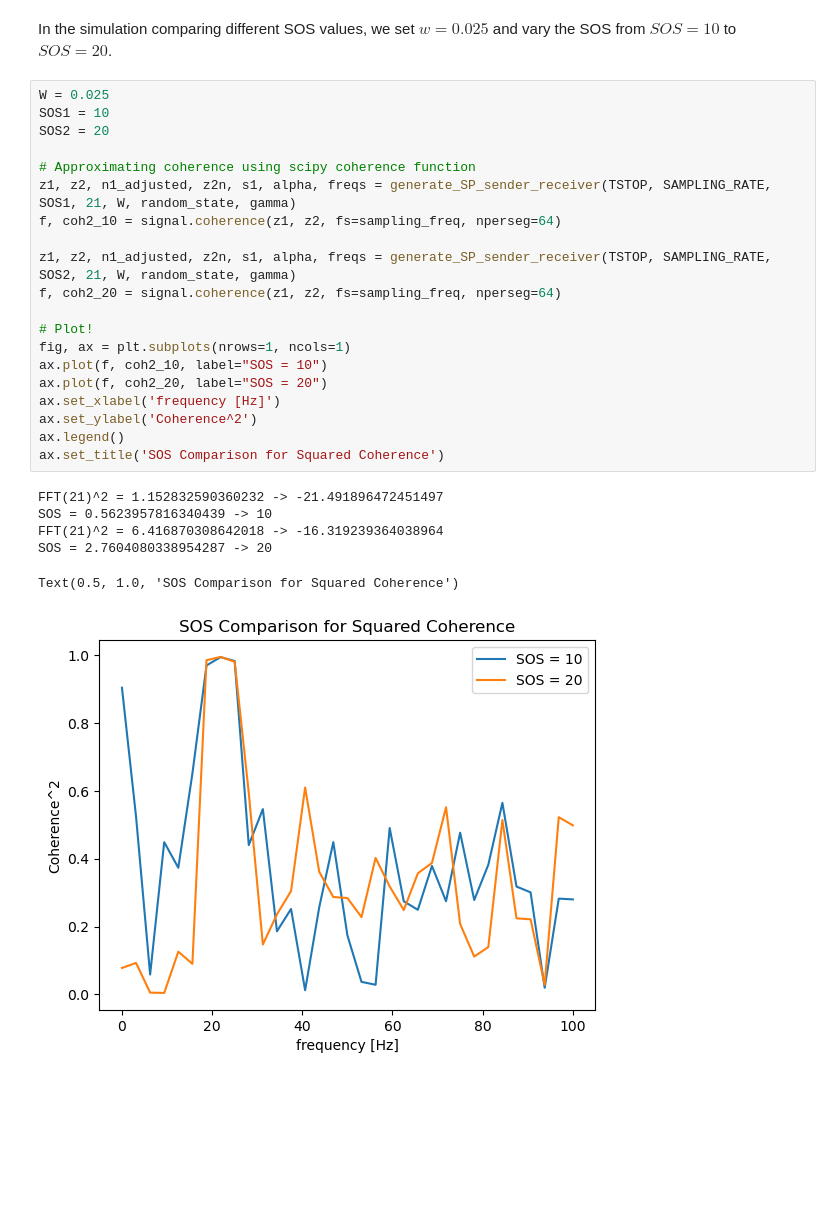
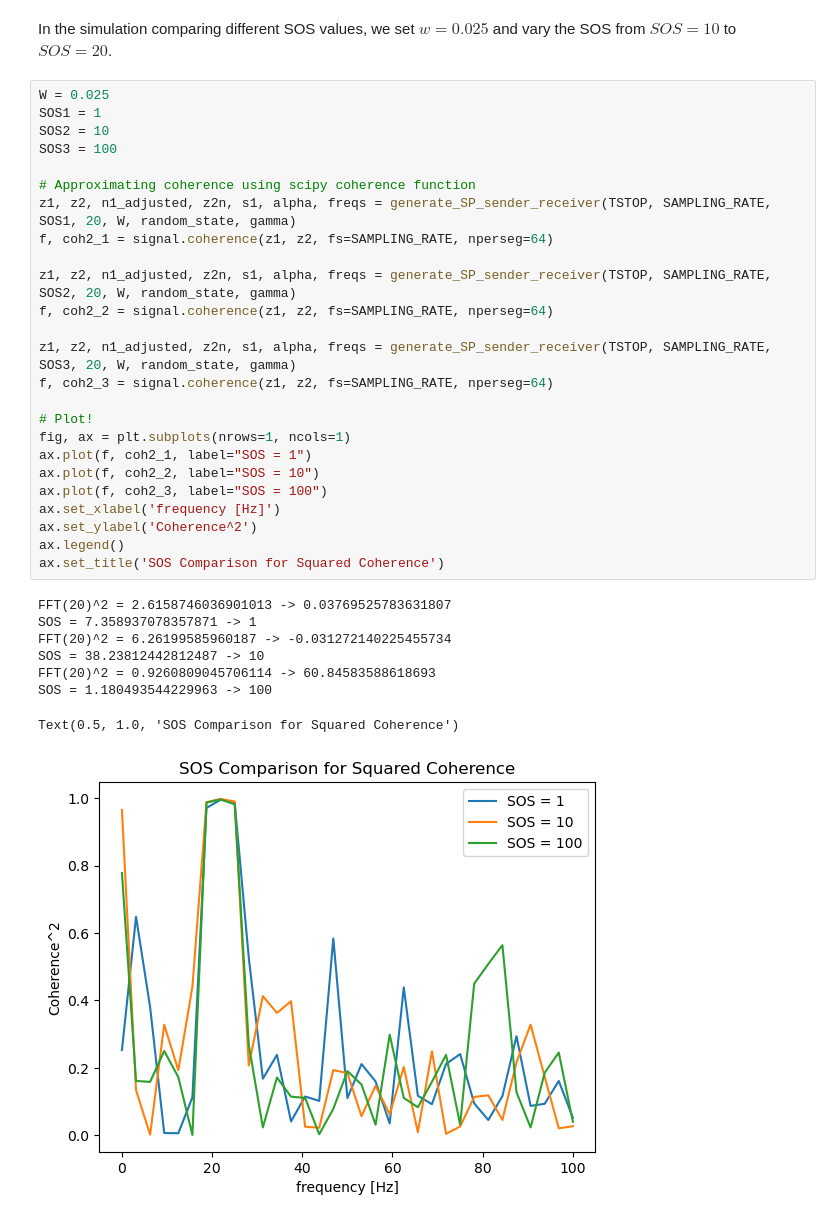
Before and after one commit to cyneuro/neuro_communication, a Jupyter notebook: Vinck2021_SSM_tutorial.ipynb, the cells around one changed output. Cells and saved outputs as stored; diff of their text form; blank space fills up the shorter version.

```diff
--- a/Vinck2021_SSM_tutorial.ipynb
+++ b/Vinck2021_SSM_tutorial.ipynb
@@ -823,28 +839,35 @@ Text(0.5, 1.0, 'Weight Comparison for Squared Coherence')
 In the simulation comparing different SOS values, we set $w = 0.025$ and vary the SOS from $SOS = 10$ to $SOS = 20$.
 # %%
 W = 0.025
-SOS1 = 10
-SOS2 = 20
+SOS1 = 1
+SOS2 = 10
+SOS3 = 100
 
 # Approximating coherence using scipy coherence function
-z1, z2, n1_adjusted, z2n, s1, alpha, freqs = generate_SP_sender_receiver(TSTOP, SAMPLING_RATE, SOS1, 21, W, random_state, gamma)
-f, coh2_10 = signal.coherence(z1, z2, fs=sampling_freq, nperseg=64)
+z1, z2, n1_adjusted, z2n, s1, alpha, freqs = generate_SP_sender_receiver(TSTOP, SAMPLING_RATE, SOS1, 20, W, random_state, gamma)
+f, coh2_1 = signal.coherence(z1, z2, fs=SAMPLING_RATE, nperseg=64)
 
-z1, z2, n1_adjusted, z2n, s1, alpha, freqs = generate_SP_sender_receiver(TSTOP, SAMPLING_RATE, SOS2, 21, W, random_state, gamma)
-f, coh2_20 = signal.coherence(z1, z2, fs=sampling_freq, nperseg=64)
+z1, z2, n1_adjusted, z2n, s1, alpha, freqs = generate_SP_sender_receiver(TSTOP, SAMPLING_RATE, SOS2, 20, W, random_state, gamma)
+f, coh2_2 = signal.coherence(z1, z2, fs=SAMPLING_RATE, nperseg=64)
+
+z1, z2, n1_adjusted, z2n, s1, alpha, freqs = generate_SP_sender_receiver(TSTOP, SAMPLING_RATE, SOS3, 20, W, random_state, gamma)
+f, coh2_3 = signal.coherence(z1, z2, fs=SAMPLING_RATE, nperseg=64)
 
 # Plot!
 fig, ax = plt.subplots(nrows=1, ncols=1)
-ax.plot(f, coh2_10, label="SOS = 10")
-ax.plot(f, coh2_20, label="SOS = 20")
+ax.plot(f, coh2_1, label="SOS = 1")
+ax.plot(f, coh2_2, label="SOS = 10")
+ax.plot(f, coh2_3, label="SOS = 100")
 ax.set_xlabel('frequency [Hz]')
 ax.set_ylabel('Coherence^2')
 ax.legend()
 ax.set_title('SOS Comparison for Squared Coherence')
 # %% [output]
-FFT(21)^2 = 1.152832590360232 -> -21.491896472451497
-SOS = 0.5623957816340439 -> 10
-FFT(21)^2 = 6.416870308642018 -> -16.319239364038964
-SOS = 2.7604080338954287 -> 20
+FFT(20)^2 = 2.6158746036901013 -> 0.03769525783631807
+SOS = 7.358937078357871 -> 1
+FFT(20)^2 = 6.26199585960187 -> -0.031272140225455734
+SOS = 38.23812442812487 -> 10
+FFT(20)^2 = 0.9260809045706114 -> 60.84583588618693
+SOS = 1.180493544229963 -> 100
 Text(0.5, 1.0, 'SOS Comparison for Squared Coherence')
-[figure, old version]
+[figure, new version]
```
Also changed, not shown: parts of 10 cells of this notebook.
